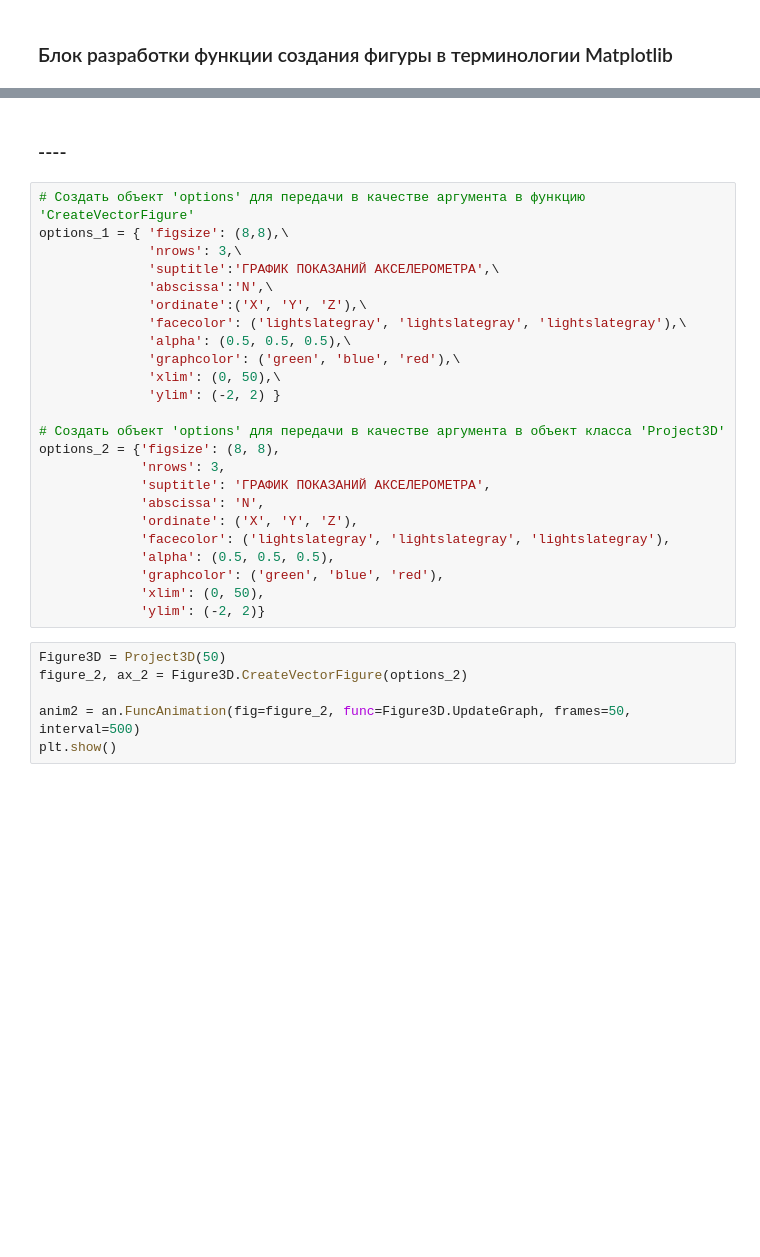
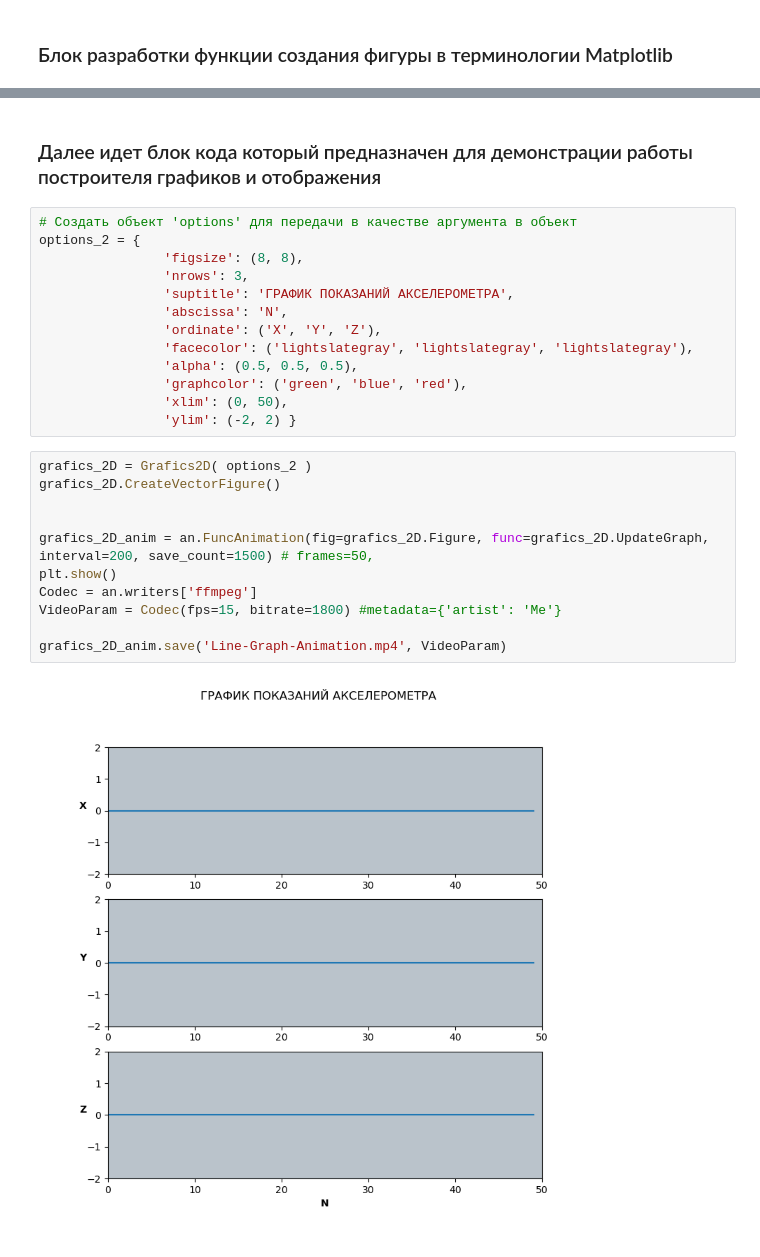
Before and after one commit to Konkery/3D-position-2023, a Jupyter notebook: 2.1-2D-grafics.ipynb, the cells around one changed output, grey strips where cells are left out. Saved outputs shown, nothing was run; the diff lists cells and outputs as text; blank space fills up the shorter version.

```diff
--- a/2.1-2D-grafics.ipynb
+++ b/2.1-2D-grafics.ipynb
@@ -306,34 +250,30 @@ class Project3D:
         self.UpdateDataIMU()
         self.UpdatePropertyAxes()
 # %% [markdown]
-### ----
+### Далее идет блок кода который предназначен для демонстрации работы построителя графиков и отображения
 # %%
-# Создать объект 'options' для передачи в качестве аргумента в функцию 'CreateVectorFigure'
-options_1 = { 'figsize': (8,8),\
-              'nrows': 3,\
-              'suptitle':'ГРАФИК ПОКАЗАНИЙ АКСЕЛЕРОМЕТРА',\
-              'abscissa':'N',\
-              'ordinate':('X', 'Y', 'Z'),\
-              'facecolor': ('lightslategray', 'lightslategray', 'lightslategray'),\
-              'alpha': (0.5, 0.5, 0.5),\
-              'graphcolor': ('green', 'blue', 'red'),\
-              'xlim': (0, 50),\
-              'ylim': (-2, 2) }
-
-# Создать объект 'options' для передачи в качестве аргумента в объект класса 'Project3D'
-options_2 = {'figsize': (8, 8),
-             'nrows': 3,
-             'suptitle': 'ГРАФИК ПОКАЗАНИЙ АКСЕЛЕРОМЕТРА',
-             'abscissa': 'N',
-             'ordinate': ('X', 'Y', 'Z'),
-             'facecolor': ('lightslategray', 'lightslategray', 'lightslategray'),
-             'alpha': (0.5, 0.5, 0.5),
-             'graphcolor': ('green', 'blue', 'red'),
-             'xlim': (0, 50),
-             'ylim': (-2, 2)}
+# Создать объект 'options' для передачи в качестве аргумента в объект
+options_2 = {
+                'figsize': (8, 8),
+                'nrows': 3,
+                'suptitle': 'ГРАФИК ПОКАЗАНИЙ АКСЕЛЕРОМЕТРА',
+                'abscissa': 'N',
+                'ordinate': ('X', 'Y', 'Z'),
+                'facecolor': ('lightslategray', 'lightslategray', 'lightslategray'),
+                'alpha': (0.5, 0.5, 0.5),
+                'graphcolor': ('green', 'blue', 'red'),
+                'xlim': (0, 50),
+                'ylim': (-2, 2) }
 # %%
-Figure3D = Project3D(50)
-figure_2, ax_2 = Figure3D.CreateVectorFigure(options_2)
+grafics_2D = Grafics2D( options_2 )
+grafics_2D.CreateVectorFigure()
 
-anim2 = an.FuncAnimation(fig=figure_2, func=Figure3D.UpdateGraph, frames=50, interval=500)
+
+grafics_2D_anim = an.FuncAnimation(fig=grafics_2D.Figure, func=grafics_2D.UpdateGraph, interval=200, save_count=1500) # frames=50,
 plt.show()
+Codec = an.writers['ffmpeg']
+VideoParam = Codec(fps=15, bitrate=1800) #metadata={'artist': 'Me'}
+
+grafics_2D_anim.save('Line-Graph-Animation.mp4', VideoParam)
+# %% [output]
+[figure, added]
```
Also changed, not shown: parts of 11 cells of this notebook, 10 other files.
